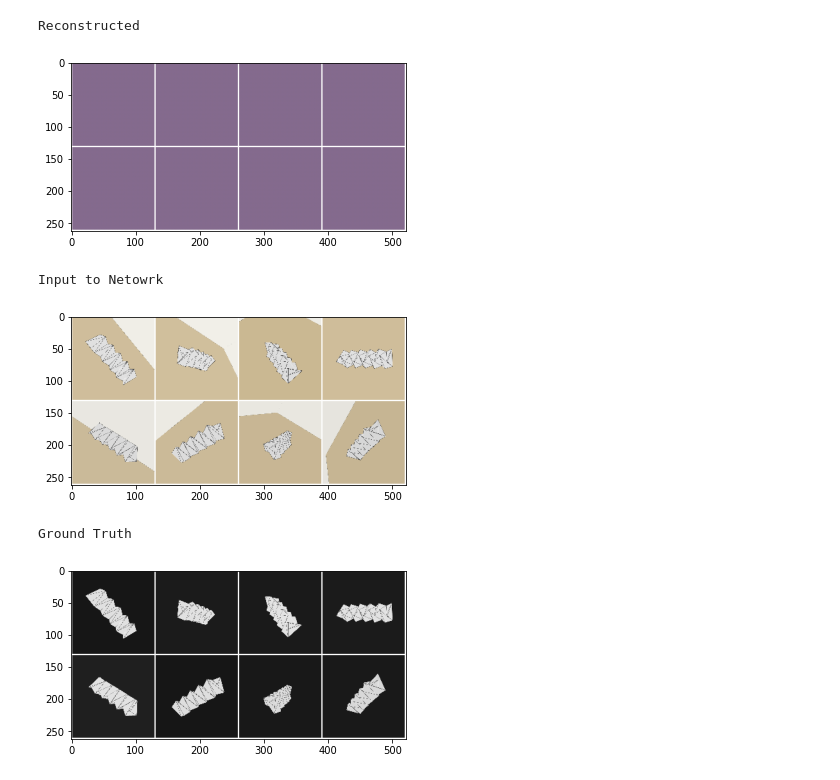
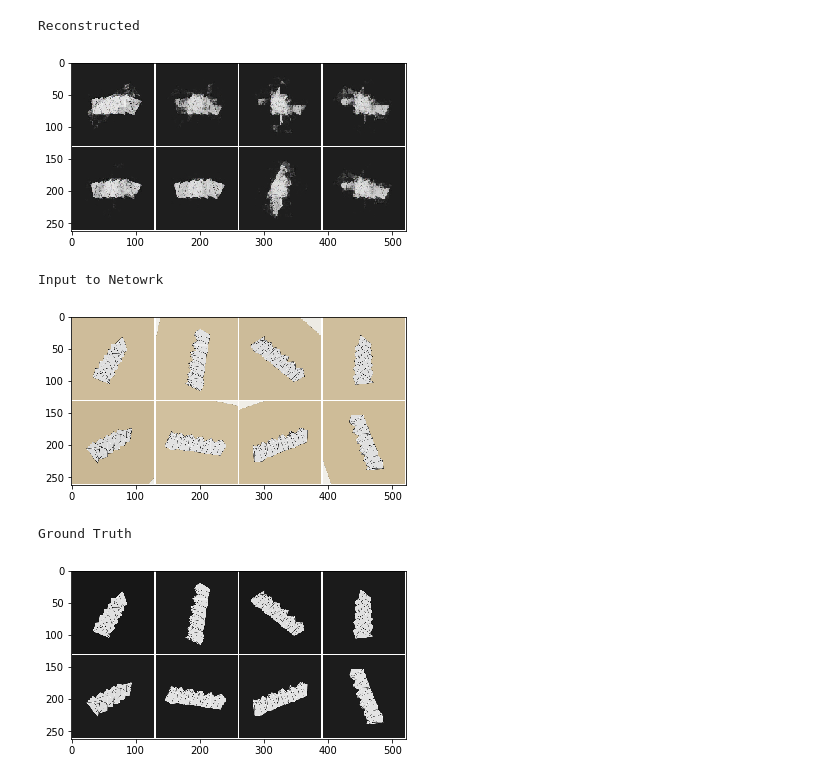
Before and after one commit to take2rohit/scoop_net, a Jupyter notebook: denoising_ae.ipynb, the cells around one changed output. Drawn from its saved outputs; the diff is of its cells as text; code cells hidden in the pictures.

```diff
--- a/denoising_ae.ipynb
+++ b/denoising_ae.ipynb
@@ -98,20 +98,11 @@ def test(model, device, test_loader):
             data, target = data.to(device), target.to(device)
             output = model(data)
             test_loss += F.binary_cross_entropy(output,target) # sum up batch loss
-    test_loss /= c
+    test_loss /= max(1,c)
 
     print('\nTest set: Average loss: {:.4f}\n'.format(test_loss))
 
 model = AugmentedAutoencoder().to(device)
-optimizer = optim.Adadelta(model.parameters(), lr=1e-1)
-# scheduler = StepLR(optimizer, step_size=1, gamma=0.7)
-
-save_model = False
-epochs = 300
-
-for epoch in tqdm(range(1, epochs + 1), unit='epochs'):
-    train(model, device, train_loader, optimizer, epoch)
-    test(model, device, train_loader)
-
-if save_model:
-    torch.save(model.state_dict(), "mnist_cnn.pt")
+model.load_state_dict(torch.load('AE.pt'))
+optimizer = optim.Adadelta(model.parameters(), lr=15)
+scheduler = StepLR(optimizer, step_size=1, gamma=0.7)
@@ -134,0 +109,6 @@ KeyboardInterrupt:
+# %%
+epochs = 500
+
+for epoch in tqdm(range(1, epochs + 1), unit='epochs'):
+    train(model, device, train_loader, optimizer, epoch)
+    test(model, device, train_loader)
@@ -144,6 +148,7 @@ def cross_validation(model, device, test_loader,viewer=True):
 
         data, target = data.to(device), target.to(device)
         output = model(data)
+        encodings = model.encoder_op(data)
 
 
     if viewer:
@@ -159,13 +164,24 @@ def cross_validation(model, device, test_loader,viewer=True):
         print('Ground Truth')
         imshow(torchvision.utils.make_grid(target[:images_show,:].cpu(), nrow=4, padding=2, pad_value=1))
 
-    return data,target, output
-
-input_network, target, output = cross_validation(model, device, train_loader,viewer=True)
+    return data,target, output, encodings
-# %% [output]
-Reconstructed
-[figure, removed]
-Input to Netowrk
-[figure, removed]
-Ground Truth
-[figure, removed]
+# %%
+origami_test_dir = "small_data/s_test"
+inp='in'
+out='out'
+
+trns = transforms.Compose([Resize((128,128)), Normalize(),ToTensor() ])
+
+origami_test = OrigamiDatasetGenerate(root_dir=origami_test_dir,inp=inp, out=out, transform=trns)
+
+val_loader = DataLoader(origami_test, batch_size=train_batch_size,
+                            shuffle=True,**kwargs)
+
+input_network, target, output,encodings = cross_validation(model, device, val_loader,viewer=True)
+# %% [output]
+Reconstructed
+[figure, added]
+Input to Netowrk
+[figure, added]
+Ground Truth
+[figure, added]
```
Also changed, not shown: parts of 6 cells of this notebook, 36 other files.
